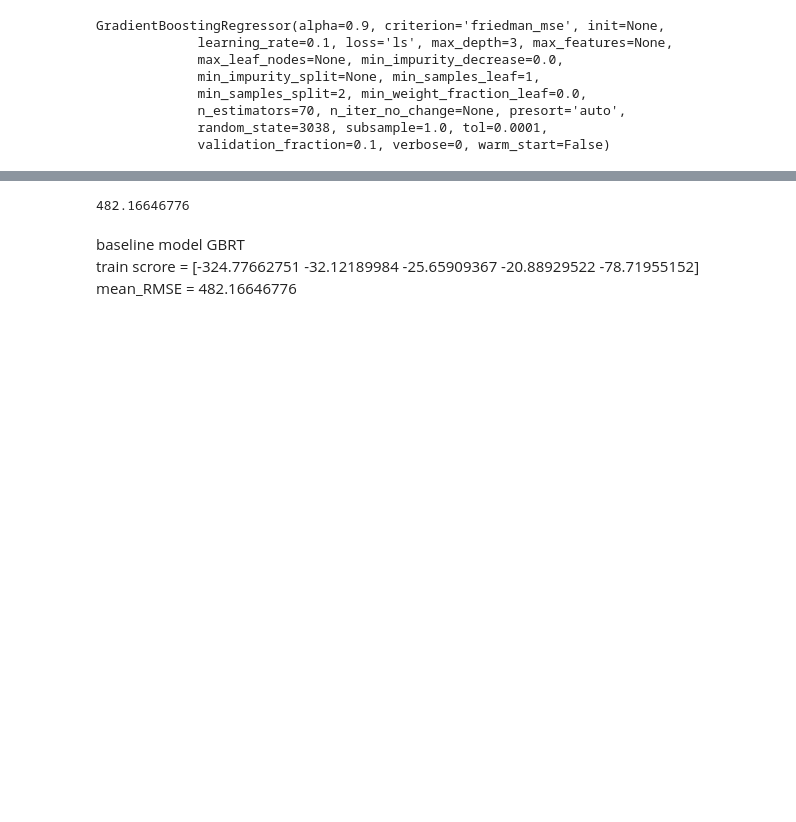
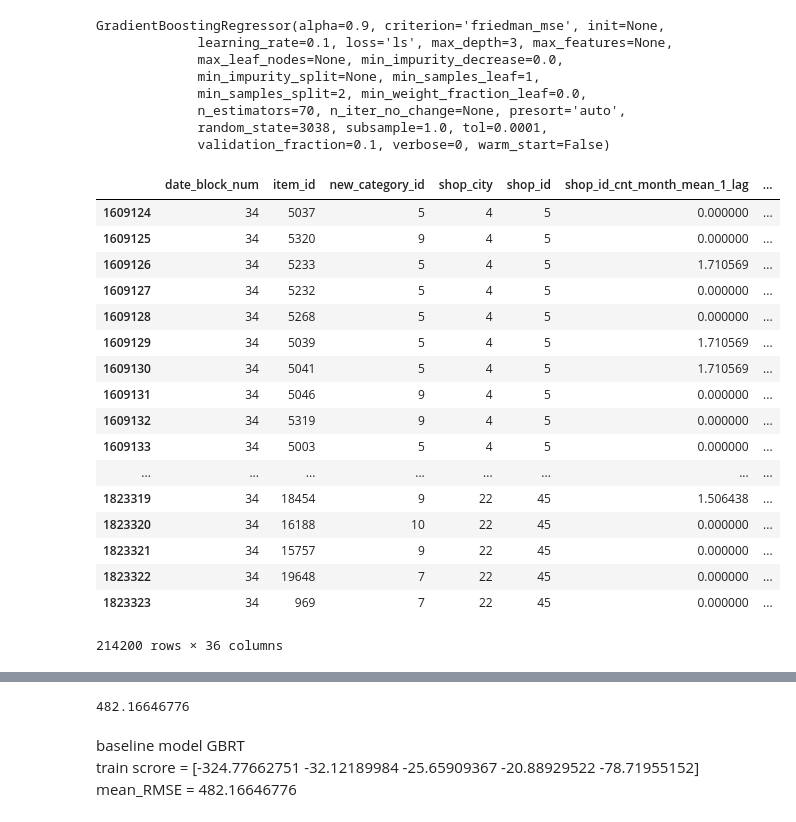
Before and after one commit to KanzakiHolmesAria/Machine-Learning-HelloWorld, a Jupyter notebook: Competitions/Kaggle/FutureSales/future_sales.ipynb, the cells around one changed output, grey strips where cells are left out. Cells and saved outputs as stored; diff of their text form; code cells hidden in the pictures; blank space fills up the shorter version.

```diff
--- a/Competitions/Kaggle/FutureSales/future_sales.ipynb
+++ b/Competitions/Kaggle/FutureSales/future_sales.ipynb
@@ -393,6 +402,27 @@ GradientBoostingRegressor(alpha=0.9, criterion='friedman_mse', init=None,
              n_estimators=70, n_iter_no_change=None, presort='auto',
              random_state=3038, subsample=1.0, tol=0.0001,
              validation_fraction=0.1, verbose=0, warm_start=False)
+# %%
+x_submission
+# %% [output]
+|  | date_block_num | item_id | new_category_id | shop_city | shop_id | shop_id_cnt_month_mean_1_lag | ... |
+| 1609124 | 34 | 5037 | 5 | 4 | 5 | 0.000000 | ... |
+| 1609125 | 34 | 5320 | 9 | 4 | 5 | 0.000000 | ... |
+| 1609126 | 34 | 5233 | 5 | 4 | 5 | 1.710569 | ... |
+| 1609127 | 34 | 5232 | 5 | 4 | 5 | 0.000000 | ... |
+| 1609128 | 34 | 5268 | 5 | 4 | 5 | 0.000000 | ... |
+| 1609129 | 34 | 5039 | 5 | 4 | 5 | 1.710569 | ... |
+| 1609130 | 34 | 5041 | 5 | 4 | 5 | 1.710569 | ... |
+| 1609131 | 34 | 5046 | 9 | 4 | 5 | 0.000000 | ... |
+| 1609132 | 34 | 5319 | 9 | 4 | 5 | 0.000000 | ... |
+| 1609133 | 34 | 5003 | 5 | 4 | 5 | 0.000000 | ... |
+| ... | ... | ... | ... | ... | ... | ... | ... |
+| 1823319 | 34 | 18454 | 9 | 22 | 45 | 1.506438 | ... |
+| 1823320 | 34 | 16188 | 10 | 22 | 45 | 0.000000 | ... |
+| 1823321 | 34 | 15757 | 9 | 22 | 45 | 0.000000 | ... |
+| 1823322 | 34 | 19648 | 7 | 22 | 45 | 0.000000 | ... |
+| 1823323 | 34 | 969 | 7 | 22 | 45 | 0.000000 | ... |
+214200 rows × 36 columns
 # %%
 y_ = GBRT.predict(x_submission)
 print('train scrore = ', cross_val_score(GBRT, x_train, y_train, scoring='neg_mean_squared_error', cv=5, n_jobs=-1))
```
Also changed, not shown: parts of 7 cells of this notebook, 1 other file.
